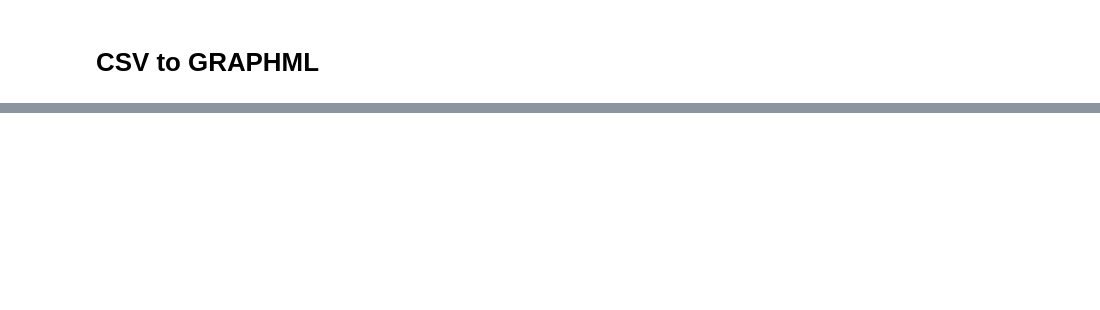
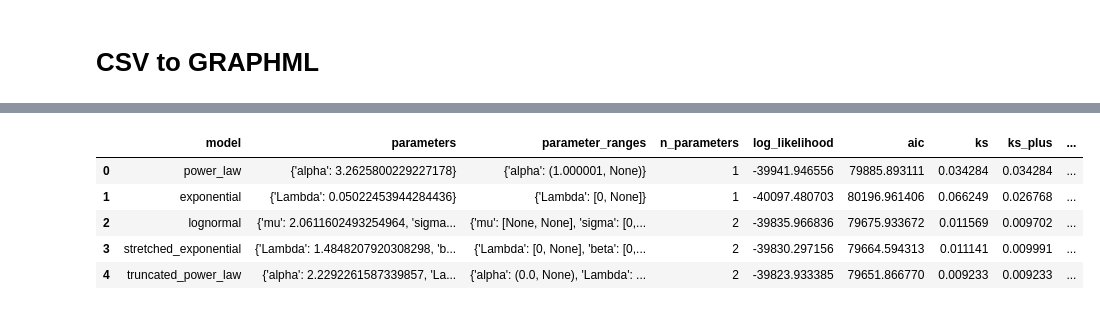
Before and after one commit to fefacio/complex-networks, a Jupyter notebook: notebooks/test.ipynb, the cells around one changed output, grey strips where cells are left out. Drawn from its saved outputs; the diff is of its cells as text; code cells hidden in the pictures; blank space fills up the shorter version.

```diff
--- a/notebooks/test.ipynb
+++ b/notebooks/test.ipynb
@@ -419,0 +488,9 @@ KeyboardInterrupt:
+# %%
+df_tail
+# %% [output]
+|  | model | parameters | parameter_ranges | n_parameters | log_likelihood | aic | ks | ks_plus | ... |
+| 0 | power_law | {'alpha': 3.2625800229227178} | {'alpha': (1.000001, None)} | 1 | -39941.946556 | 79885.893111 | 0.034284 | 0.034284 | ... |
+| 1 | exponential | {'Lambda': 0.05022453944284436} | {'Lambda': [0, None]} | 1 | -40097.480703 | 80196.961406 | 0.066249 | 0.026768 | ... |
+| 2 | lognormal | {'mu': 2.0611602493254964, 'sigma... | {'mu': [None, None], 'sigma': [0,... | 2 | -39835.966836 | 79675.933672 | 0.011569 | 0.009702 | ... |
+| 3 | stretched_exponential | {'Lambda': 1.4848207920308298, 'b... | {'Lambda': [0, None], 'beta': [0,... | 2 | -39830.297156 | 79664.594313 | 0.011141 | 0.009991 | ... |
+| 4 | truncated_power_law | {'alpha': 2.2292261587339857, 'La... | {'alpha': (0.0, None), 'Lambda': ... | 2 | -39823.933385 | 79651.866770 | 0.009233 | 0.009233 | ... |
```
Also changed, not shown: parts of 26 cells of this notebook, 22 other files.
